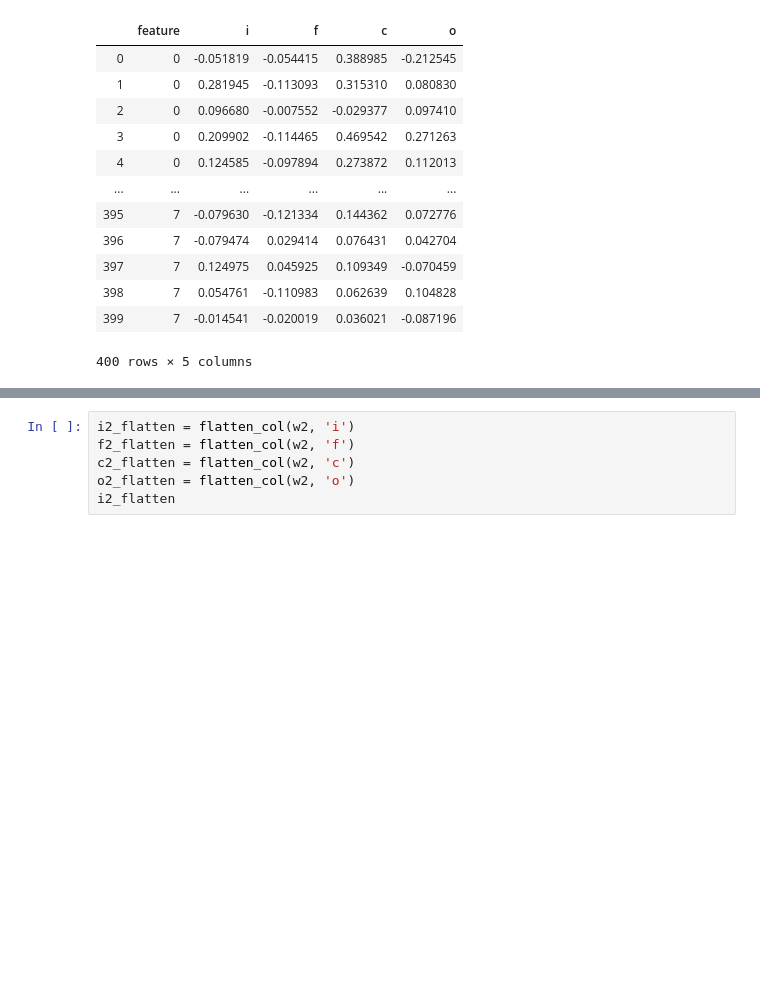
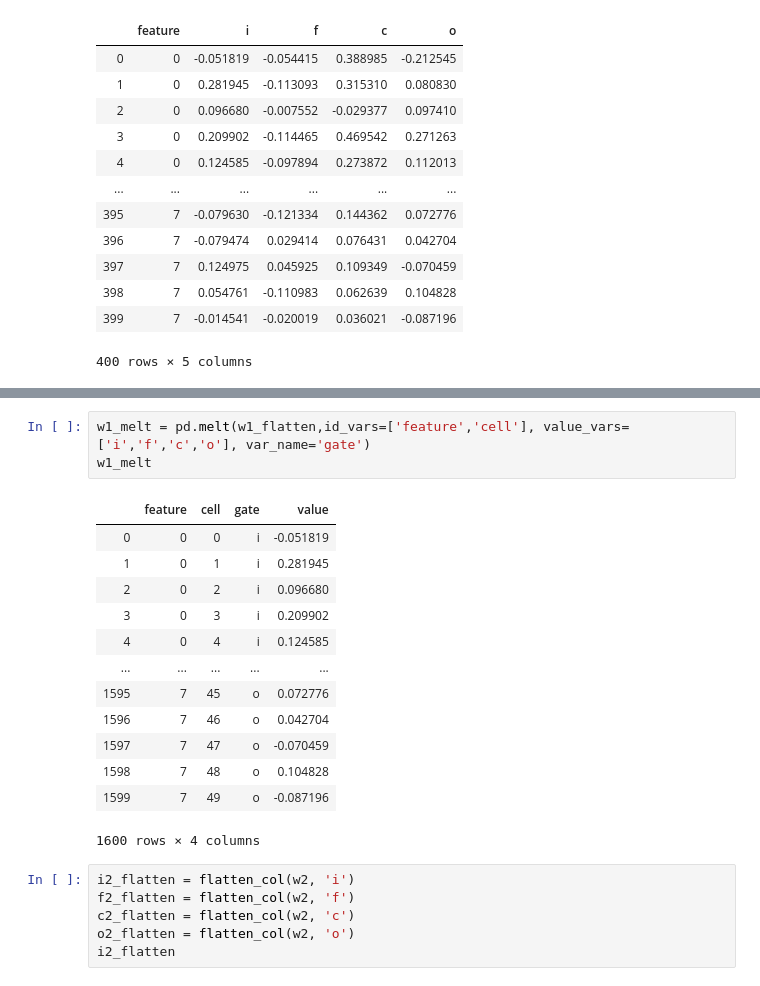
Before and after one commit to gj0706/my_research, a Jupyter notebook: neural_network/data_process.ipynb, the cells around one changed output, grey strips where cells are left out. Saved outputs shown, nothing was run; the diff lists cells and outputs as text; blank space fills up the shorter version.

Commit message:
melt data

```diff
--- a/neural_network/data_process.ipynb
+++ b/neural_network/data_process.ipynb
@@ -96,3 +114,20 @@ w1_flatten
+# %%
+w1_melt = pd.melt(w1_flatten,id_vars=['feature','cell'], value_vars=['i','f','c','o'], var_name='gate')
+w1_melt
+# %% [output]
+|  | feature | cell | gate | value |
+| 0 | 0 | 0 | i | -0.051819 |
+| 1 | 0 | 1 | i | 0.281945 |
+| 2 | 0 | 2 | i | 0.096680 |
+| 3 | 0 | 3 | i | 0.209902 |
+| 4 | 0 | 4 | i | 0.124585 |
+| ... | ... | ... | ... | ... |
+| 1595 | 7 | 45 | o | 0.072776 |
+| 1596 | 7 | 46 | o | 0.042704 |
+| 1597 | 7 | 47 | o | -0.070459 |
+| 1598 | 7 | 48 | o | 0.104828 |
+| 1599 | 7 | 49 | o | -0.087196 |
+1600 rows × 4 columns
 # %%
 i2_flatten = flatten_col(w2, 'i')
 f2_flatten = flatten_col(w2, 'f')
```
Also changed, not shown: parts of 6 cells of this notebook.
